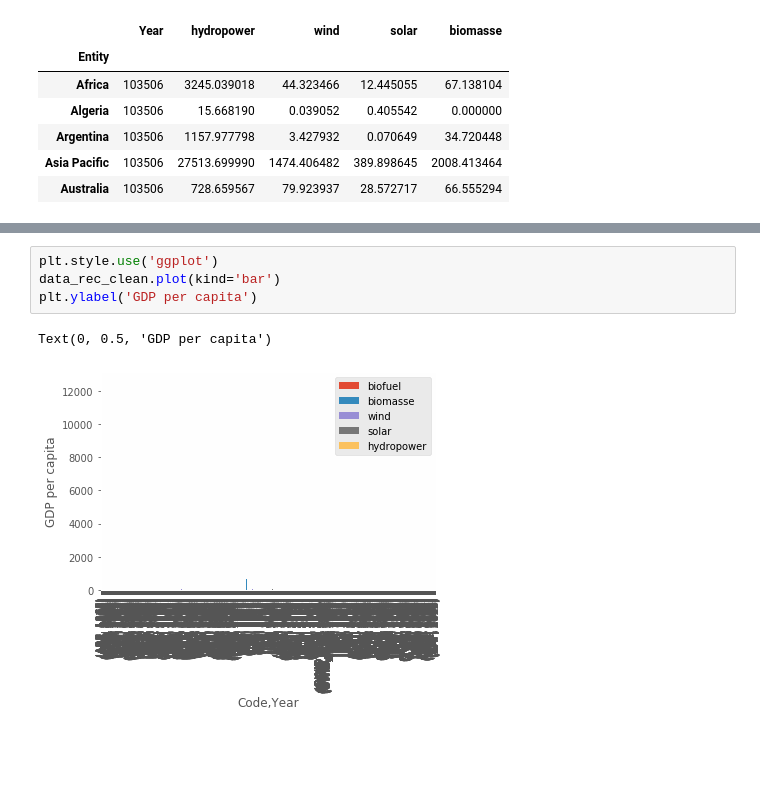
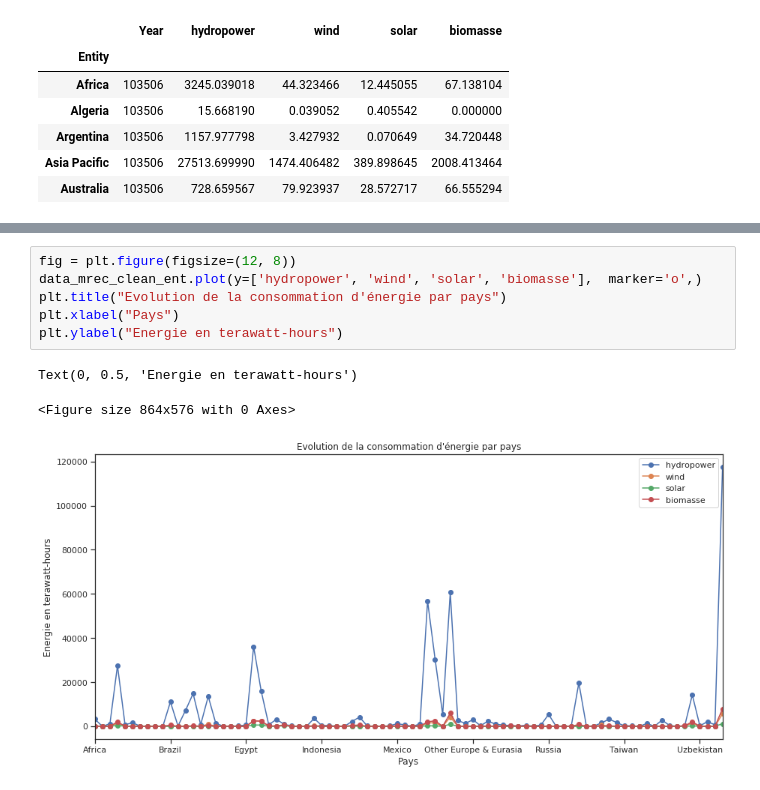
Before and after one commit to aksl20/hackathon-futur-energy, a Jupyter notebook: python/notebook/clean_renew_data.ipynb, the cells around one changed output, grey strips where cells are left out. Saved outputs shown, nothing was run; the diff lists cells and outputs as text; blank space fills up the shorter version.

```diff
--- a/python/notebook/clean_renew_data.ipynb
+++ b/python/notebook/clean_renew_data.ipynb
@@ -128,7 +111,10 @@ data_rec_clean['biomasse'].plot()
-# %%
-plt.style.use('ggplot')
-data_rec_clean.plot(kind='bar')
-plt.ylabel('GDP per capita')
-# %% [output]
-Text(0, 0.5, 'GDP per capita')
-[figure, removed]
+# %%
+fig = plt.figure(figsize=(12, 8))
+data_mrec_clean_ent.plot(y=['hydropower', 'wind', 'solar', 'biomasse'],  marker='o',)
+plt.title("Evolution de la consommation d'énergie par pays")
+plt.xlabel("Pays")
+plt.ylabel("Energie en terawatt-hours")
+# %% [output]
+Text(0, 0.5, 'Energie en terawatt-hours')
+<Figure size 864x576 with 0 Axes>
+[figure, added]
```
Also changed, not shown: parts of 19 cells of this notebook.
